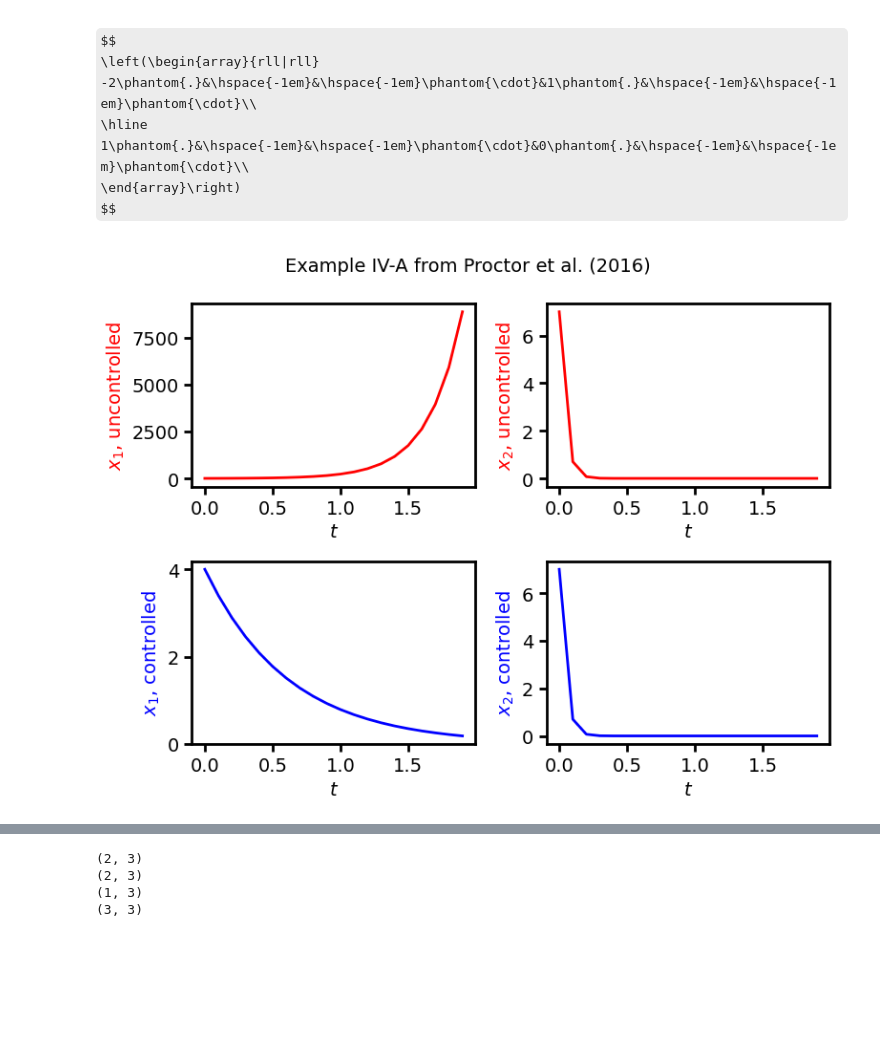
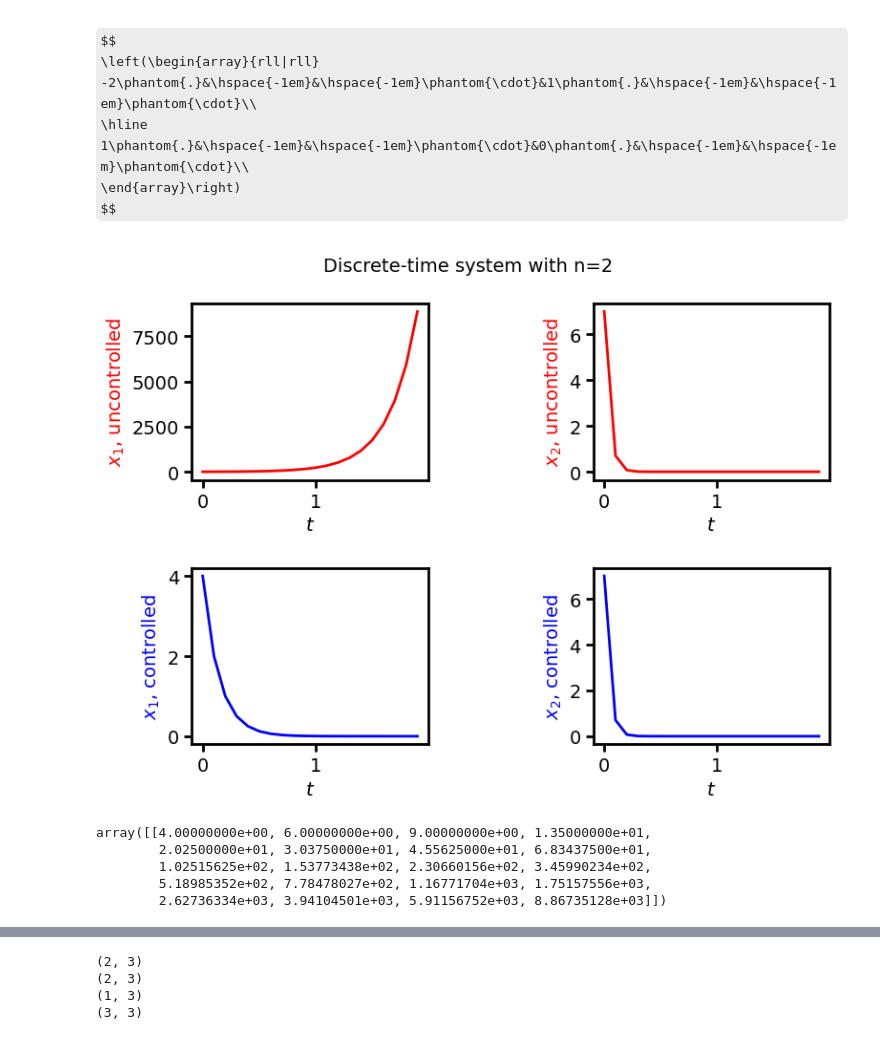
Before and after one commit to ayush9pandey/transformer_control, a Jupyter notebook: baselines/dmd_test_code_u.ipynb, the cells around one changed output, grey strips where cells are left out. Cells and saved outputs as stored; diff of their text form; code cells hidden in the pictures; some formulas as TeX source; blank space fills up the shorter version.

Commit message:
add open loop and closed loop control using DMD

```diff
--- a/baselines/dmd_test_code_u.ipynb
+++ b/baselines/dmd_test_code_u.ipynb
@@ -84,33 +84,69 @@ $$
 $$
 # %%
 # DMD-control
+n = 4
+A = np.array([[1.5, 0, 0, 0], [0, 0.1, 0, 0], [0, 0, 0.5, 0], [0, 0, 0, 0.2]])
+B = np.array([[1], [0], [0], [0]])
+C = np.eye(4)
+D = 0
+n = 2
 A = np.array([[1.5, 0], [0, 0.1]])
 B = np.array([[1], [0]])
-C = np.array([[1, 0], [0, 1]])
+C = np.eye(2)
 D = 0
-sys_2d = ct.ss(A, B, C, D, dt=0.1)
+sys_ol = ct.ss(A, B, C, D, dt=0.1)
+x0 = [4, 7, 3, 10]
 x0 = [4, 7]
 t = np.arange(0, 2, 0.1)
-t, y_gt_2d = ct.initial_response(sys_2d, t, x0)
-K = np.array([[0.65], [0]]).T
-sys_2d_fdbk = ct.ss(A-B@K, [0,0], C, D, dt=0.1)
-t, y_gt_2d_fdbk = ct.initial_response(sys_2d_fdbk, t, x0)
-fig, ax = plt.subplots(2,2, figsize=(8, 6))
-ax[0,0].plot(t, y_gt_2d[0,], lw=2, c='r')
-ax[0,1].plot(t, y_gt_2d[1,], lw=2, c='r')
+# K = np.array([[1], [0], [0], [0]]).T
+K = np.array([[1], [0]]).T
+t, y_gt_ol = ct.initial_response(sys_ol, t, x0)
+# U_values = np.random.randn(1, len(t))
+U_values = -K@y_gt_ol
+t, y_gt_cl = ct.forced_response(sys_ol, t, U_values, x0)
+B_cl = np.array([[1], [0], [0], [0]])
+B_cl = np.array([[1], [0]])
+sys_cl = ct.ss(A-B@K, B_cl, C, D, dt=0.1)
+# t, y_gt_cl = ct.initial_response(sys_cl, t, x0)
+fig, ax = plt.subplots(2,n, figsize=(8, 6))
+ax[0,0].plot(t, y_gt_ol[0,], lw=2, c='r')
+ax[0,1].plot(t, y_gt_ol[1,], lw=2, c='r')
+# ax[0,2].plot(t, y_gt_ol[2,], lw=2, c='r')
+# ax[0,3].plot(t, y_gt_ol[3,], lw=2, c='r')
 ax[0,0].set_ylabel('$x_1$, uncontrolled', c='r')
+ax[0,1].set_ylabel('$x_2$, uncontrolled', c='r')
+# ax[0,2].set_ylabel('$x_3$, uncontrolled', c='r')
+# ax[0,3].set_ylabel('$x_4$, uncontrolled', c='r')
 ax[0,0].set_xlabel('$t$')
 ax[0,1].set_xlabel('$t$')
-ax[0,1].set_ylabel('$x_2$, uncontrolled', c='r')
-ax[1,0].plot(t, y_gt_2d_fdbk[0,], lw=2, c='b')
-ax[1,1].plot(t, y_gt_2d_fdbk[1,], lw=2, c='b')
+# ax[0,2].set_xlabel('$t$')
+# ax[0,3].set_xlabel('$t$')
+
+ax[1,0].plot(t, y_gt_cl[0,], lw=2, c='b')
+ax[1,1].plot(t, y_gt_cl[1,], lw=2, c='b')
+# ax[1,2].plot(t, y_gt_cl[2,], lw=2, c='b')
+# ax[1,3].plot(t, y_gt_cl[3,], lw=2, c='b')
 ax[1,0].set_ylabel('$x_1$, controlled', c='b')
+ax[1,1].set_ylabel('$x_2$, controlled', c='b')
+# ax[1,2].set_ylabel('$x_3$, controlled', c='b')
+# ax[1,3].set_ylabel('$x_4$, controlled', c='b')
 ax[1,0].set_xlabel('$t$')
 ax[1,1].set_xlabel('$t$')
-ax[1,1].set_ylabel('$x_2$, controlled', c='b')
-fig.suptitle('Example IV-A from Proctor et al. (2016)', fontsize=14)
+# ax[1,2].set_xlabel('$t$')
+# ax[1,3].set_xlabel('$t$')
+fig.suptitle(f'Discrete-time system with n={n}', fontsize=14)
 plt.tight_layout()
+# make spaces tighter between subplots
+plt.subplots_adjust(hspace=0.5, wspace=0.7)
 plt.show()
 # %% [output]
-[figure, old version]
+[figure, new version]
+# %%
+U_values
+# %% [output]
+array([[4.00000000e+00, 6.00000000e+00, 9.00000000e+00, 1.35000000e+01,
+        2.02500000e+01, 3.03750000e+01, 4.55625000e+01, 6.83437500e+01,
+        1.02515625e+02, 1.53773438e+02, 2.30660156e+02, 3.45990234e+02,
+        5.18985352e+02, 7.78478027e+02, 1.16771704e+03, 1.75157556e+03,
+        2.62736334e+03, 3.94104501e+03, 5.91156752e+03, 8.86735128e+03]])
 # %%
```
Also changed, not shown: parts of 24 cells of this notebook, 3 other files.
